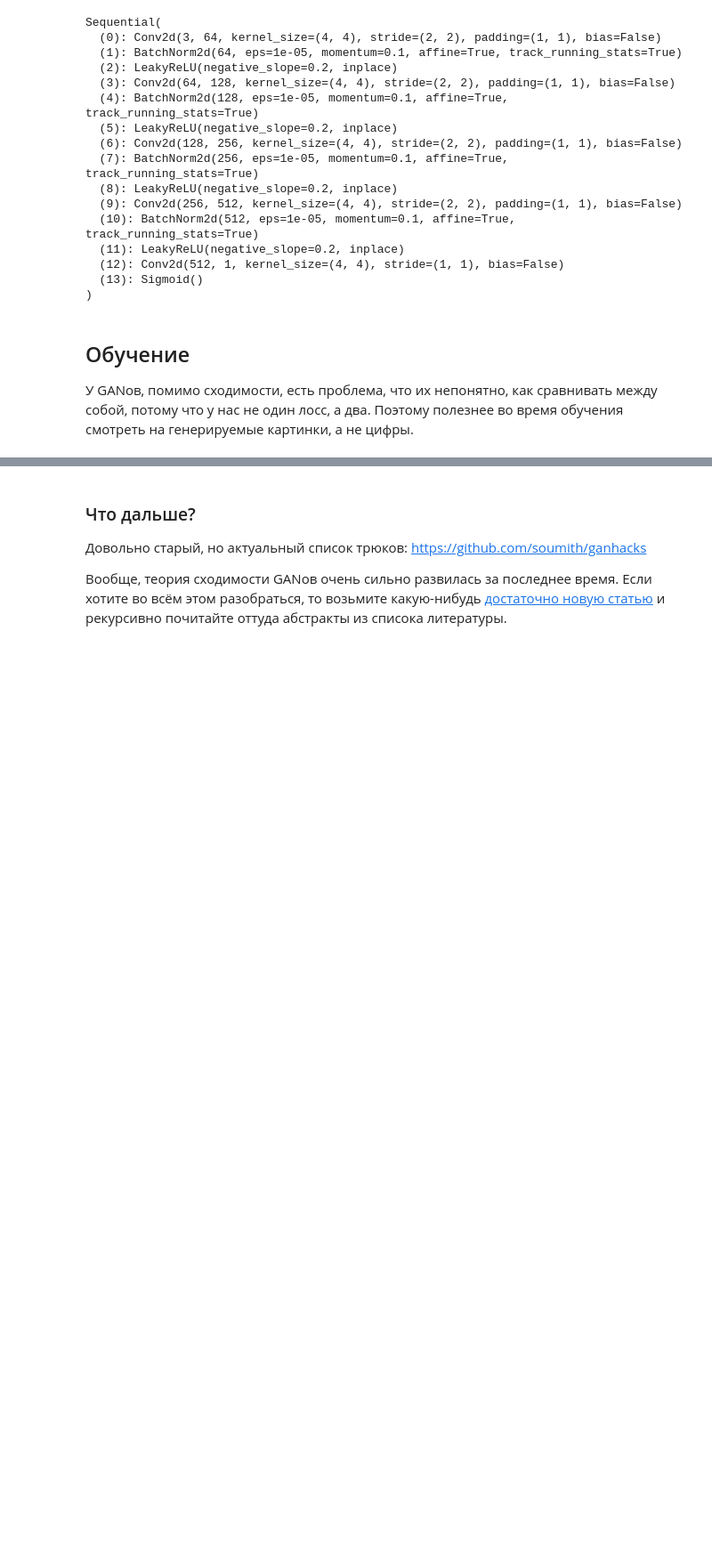
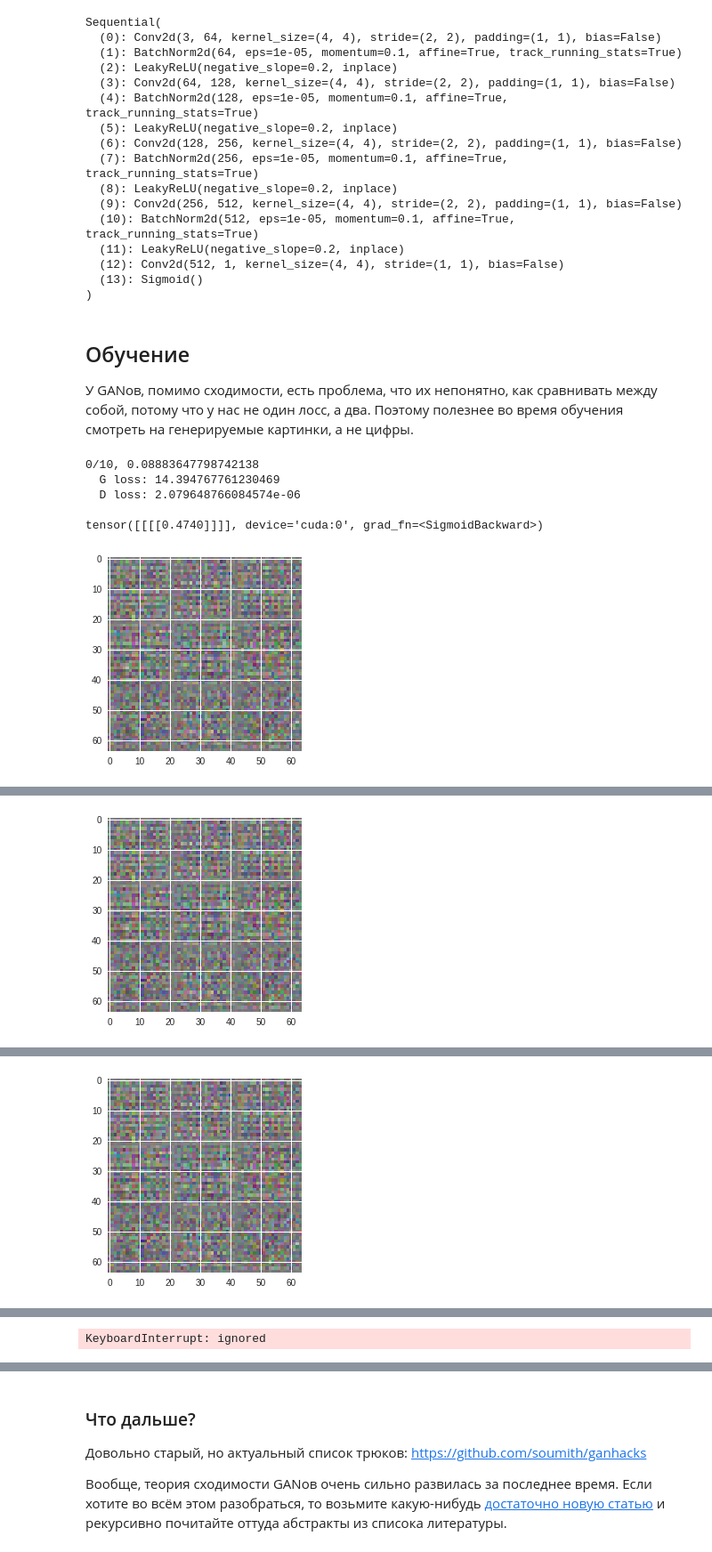
Before and after one commit to Neafiol/Tinkoff, a Jupyter notebook: GAN/gans.ipynb, the cells around one changed output, grey strips where cells are left out. Shown: that part at 89% size. Cells and saved outputs as stored; diff of their text form; code cells hidden in the pictures; blank space fills up the shorter version.

```diff
--- a/GAN/gans.ipynb
+++ b/GAN/gans.ipynb
@@ -219,3 +192,70 @@ Sequential(
 def to_numpy_image(img):
     img=img.detach().cpu().view(64, 64,3).numpy()
     return img
+# %%
+ii = 0
+num_epochs = 10
+for epoch in range(num_epochs):
+  iters = 0
+
+  G_ls = []
+  D_ls = []
+  for data, _ in loader:
+
+    y_real = data.to(device)
+    #print(y_real.size())
+    b_s = y_real.size(0)
+    #print(b_s)
+    if b_s != 64:
+      continue
+    D.zero_grad()
+    lbl = torch.full((b_s,), 1, device = device)
+    #print(lbl)
+    out = D(y_real).squeeze()
+    lD_real = criterion(out, lbl)
+    lD_real.backward()
+
+
+    zz = torch.randn(batch_size, latent_size, 1, 1, device=device)
+    y_fake = G(zz)
+    lbl.fill_(0)
+    out = D(y_fake.detach()).squeeze()
+    lD_fake = criterion(out, lbl)
+    lD_fake.backward()
+    lD = lD_real + lD_fake
+    optimizerD.step()
+
+
+
+    G.zero_grad()
+    lbl.fill_(1)
+    out = D(y_fake).squeeze()
+    lG = criterion(out, lbl)
+    lG.backward()
+    optimizerG.step()
+
+    if iters % 50 == 0:
+            # Выведем информацию о том, как наша сеть справляется
+            print(f'{epoch}/{num_epochs}, {i/len(loader)}')
+            print(f'  G loss: {G_loss}')
+            print(f'  D loss: {D_loss}')
+            print()
+
+    if iters % 200 == 0:
+        fake = G(fixed_noise)
+        print(D(fake))
+
+        img_list.append(fake)
+        img_pred = to_numpy_image(fake)
+
+        plt.figure(figsize=(4,4))
+        plt.imshow(img_pred)
+        plt.show()
+    iters+=1
+# %% [output]
+0/10, 0.08883647798742138
+  G loss: 14.394767761230469
+  D loss: 2.079648766084574e-06
+
+tensor([[[[0.4740]]]], device='cuda:0', grad_fn=<SigmoidBackward>)
+[figure, added]
@@ -221,0 +279 @@ def to_numpy_image(img):
+[figure, added]
@@ -221,0 +297 @@ def to_numpy_image(img):
+[figure, added]
@@ -222,3 +309,4 @@ def to_numpy_image(img):
+KeyboardInterrupt: ignored
 # %%
 fixed_noise=torch.randn(1, latent_size, 1, 1).to(device)
 batch_size =64
```
Also changed, not shown: parts of 8 cells of this notebook.
